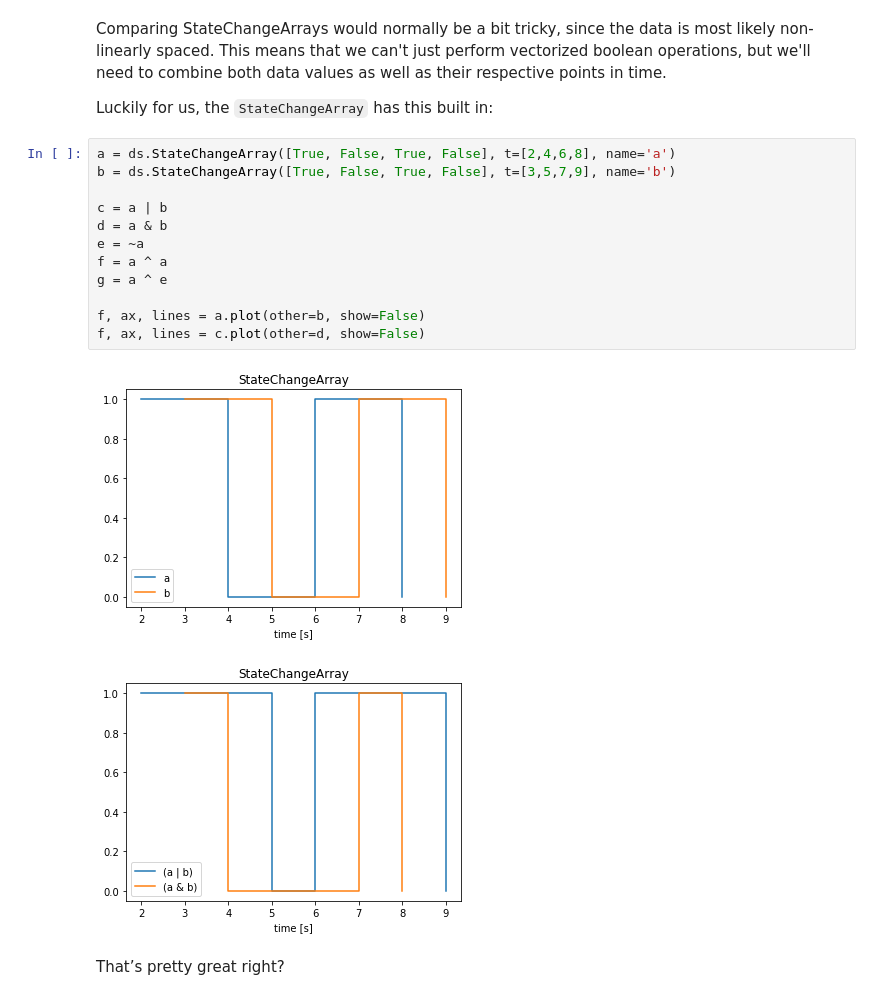
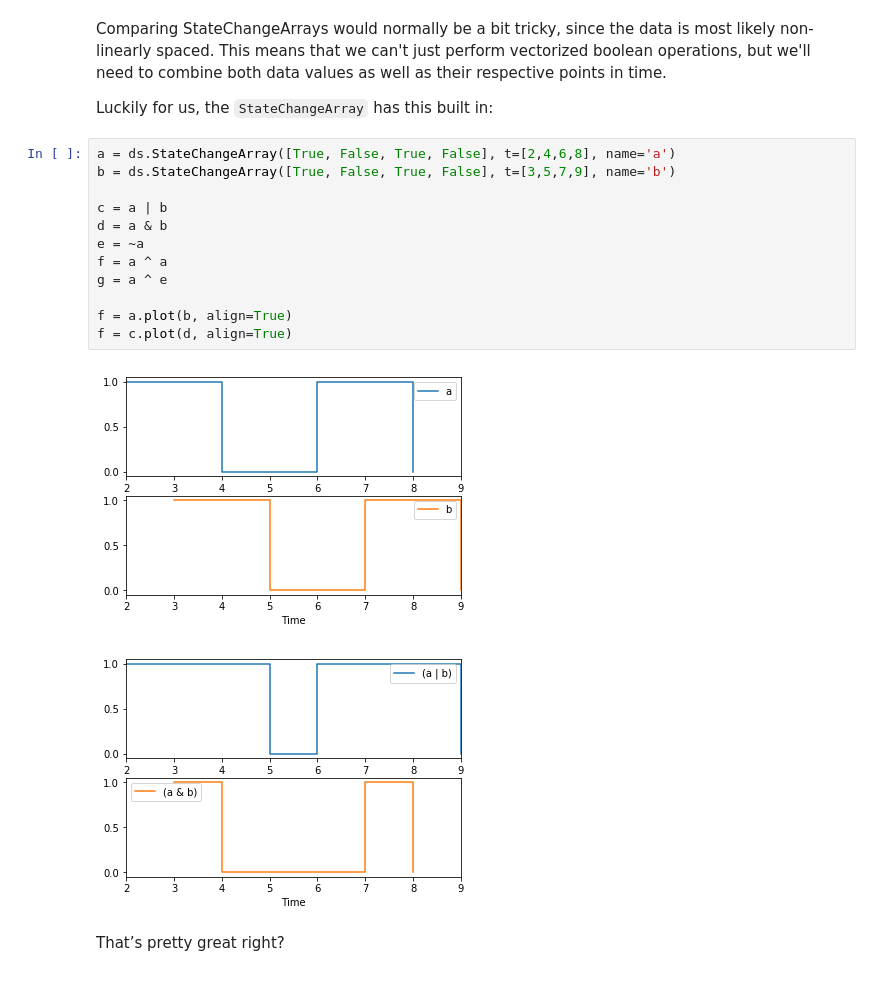
Before and after one commit to timolesterhuis/diagnostics, a Jupyter notebook: examples/example.ipynb, the cells around one changed output. Drawn from its saved outputs; the diff is of its cells as text.

```diff
--- a/examples/example.ipynb
+++ b/examples/example.ipynb
@@ -107,18 +113,18 @@ Luckily for us, the `StateChangeArray` has this built in:
 # %%
 a = ds.StateChangeArray([True, False, True, False], t=[2,4,6,8], name='a')
 b = ds.StateChangeArray([True, False, True, False], t=[3,5,7,9], name='b')
 
 c = a | b
 d = a & b
 e = ~a
 f = a ^ a
 g = a ^ e
 
-f, ax, lines = a.plot(other=b, show=False)
-f, ax, lines = c.plot(other=d, show=False)
+f = a.plot(b, align=True)
+f = c.plot(d, align=True)
 # %% [output]
-[figure, old version]
+[figure, new version]
-[figure, old version]
+[figure, new version]
 # %% [markdown]
 That’s pretty great right?
 # %% [markdown]
```
Also changed, not shown: parts of 7 cells of this notebook, 2 other files.
